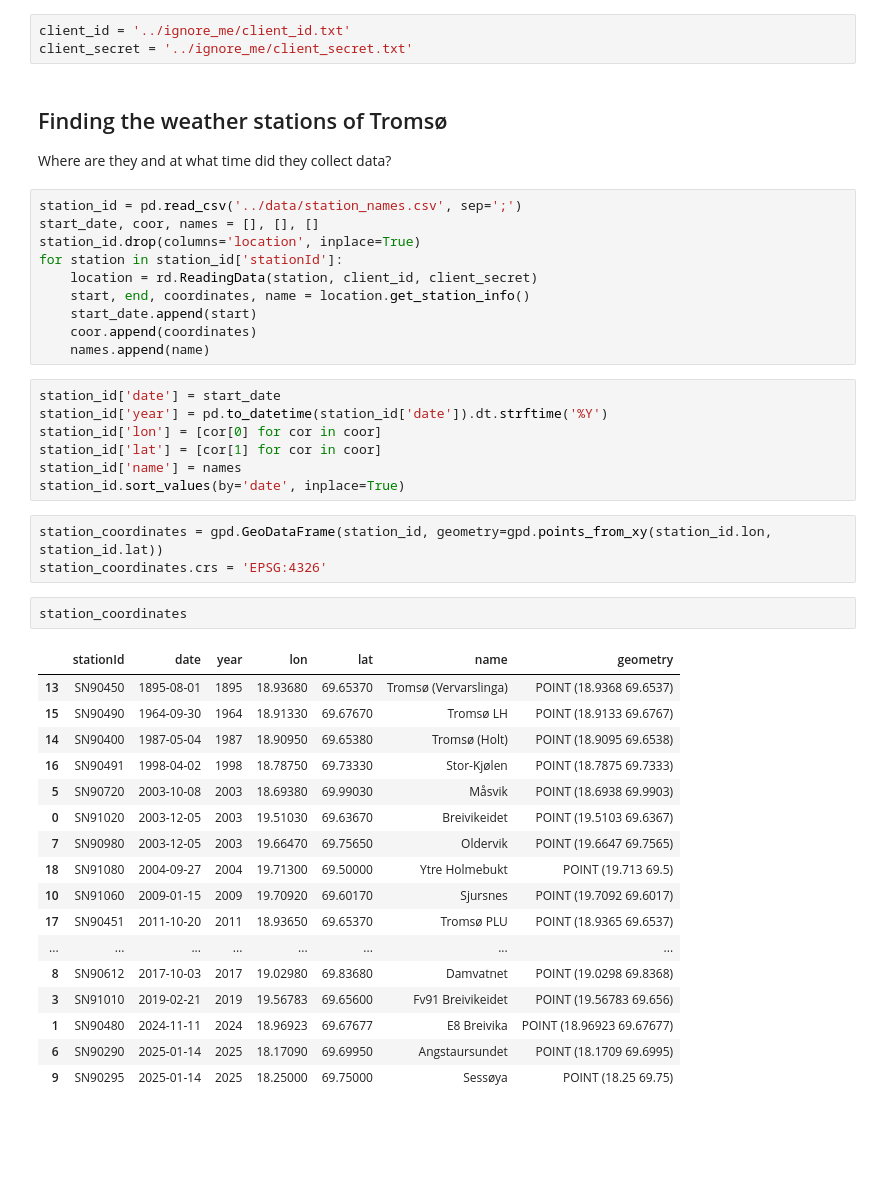
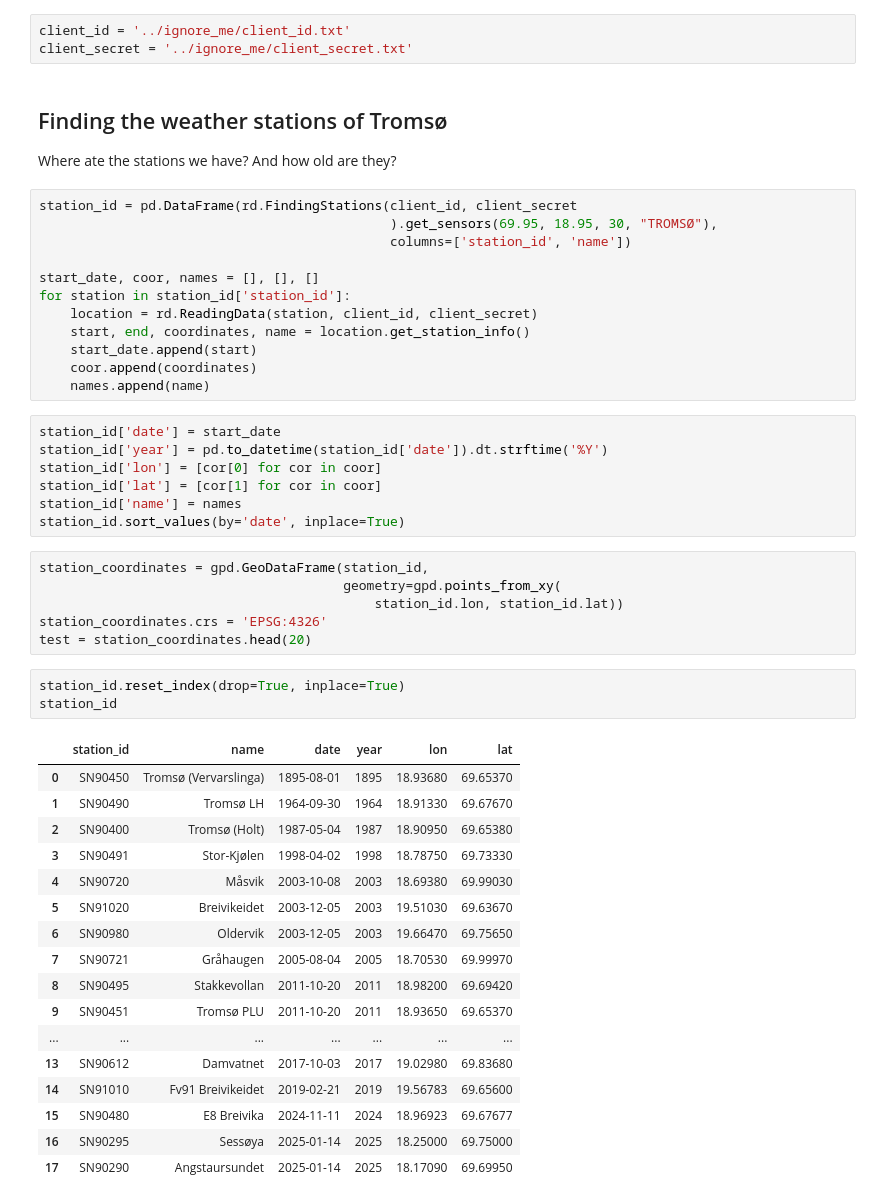
Before and after one commit to trhaugen/troms_weather, a Jupyter notebook: scripts/main_project.ipynb, the cells around one changed output. Drawn from its saved outputs; the diff is of its cells as text; blank space fills up the shorter version.

```diff
--- a/scripts/main_project.ipynb
+++ b/scripts/main_project.ipynb
@@ -26,12 +26,14 @@ client_secret = '../ignore_me/client_secret.txt'
 # %% [markdown]
 ## Finding the weather stations of Tromsø
 
-Where are they and at what time did they collect data?
+Where ate the stations we have? And how old are they?
 # %%
-station_id = pd.read_csv('../data/station_names.csv', sep=';')
+station_id = pd.DataFrame(rd.FindingStations(client_id, client_secret
+                                             ).get_sensors(69.95, 18.95, 30, "TROMSØ"),
+                                             columns=['station_id', 'name'])
+
 start_date, coor, names = [], [], []
-station_id.drop(columns='location', inplace=True)
-for station in station_id['stationId']:
+for station in station_id['station_id']:
     location = rd.ReadingData(station, client_id, client_secret)
     start, end, coordinates, name = location.get_station_info()
     start_date.append(start)
@@ -45,26 +47,30 @@ station_id['lat'] = [cor[1] for cor in coor]
 station_id['name'] = names
 station_id.sort_values(by='date', inplace=True)
 # %%
-station_coordinates = gpd.GeoDataFrame(station_id, geometry=gpd.points_from_xy(station_id.lon, station_id.lat))
+station_coordinates = gpd.GeoDataFrame(station_id,
+                                       geometry=gpd.points_from_xy(
+                                           station_id.lon, station_id.lat))
 station_coordinates.crs = 'EPSG:4326'
+test = station_coordinates.head(20)
-# %%
-station_coordinates
-# %% [output]
-|  | stationId | date | year | lon | lat | name | geometry |
-| 13 | SN90450 | 1895-08-01 | 1895 | 18.93680 | 69.65370 | Tromsø (Vervarslinga) | POINT (18.9368 69.6537) |
-| 15 | SN90490 | 1964-09-30 | 1964 | 18.91330 | 69.67670 | Tromsø LH | POINT (18.9133 69.6767) |
-| 14 | SN90400 | 1987-05-04 | 1987 | 18.90950 | 69.65380 | Tromsø (Holt) | POINT (18.9095 69.6538) |
-| 16 | SN90491 | 1998-04-02 | 1998 | 18.78750 | 69.73330 | Stor-Kjølen | POINT (18.7875 69.7333) |
-| 5 | SN90720 | 2003-10-08 | 2003 | 18.69380 | 69.99030 | Måsvik | POINT (18.6938 69.9903) |
-| 0 | SN91020 | 2003-12-05 | 2003 | 19.51030 | 69.63670 | Breivikeidet | POINT (19.5103 69.6367) |
-| 7 | SN90980 | 2003-12-05 | 2003 | 19.66470 | 69.75650 | Oldervik | POINT (19.6647 69.7565) |
-| 18 | SN91080 | 2004-09-27 | 2004 | 19.71300 | 69.50000 | Ytre Holmebukt | POINT (19.713 69.5) |
-| 10 | SN91060 | 2009-01-15 | 2009 | 19.70920 | 69.60170 | Sjursnes | POINT (19.7092 69.6017) |
-| 17 | SN90451 | 2011-10-20 | 2011 | 18.93650 | 69.65370 | Tromsø PLU | POINT (18.9365 69.6537) |
-| ... | ... | ... | ... | ... | ... | ... | ... |
-| 8 | SN90612 | 2017-10-03 | 2017 | 19.02980 | 69.83680 | Damvatnet | POINT (19.0298 69.8368) |
-| 3 | SN91010 | 2019-02-21 | 2019 | 19.56783 | 69.65600 | Fv91 Breivikeidet | POINT (19.56783 69.656) |
-| 1 | SN90480 | 2024-11-11 | 2024 | 18.96923 | 69.67677 | E8 Breivika | POINT (18.96923 69.67677) |
-| 6 | SN90290 | 2025-01-14 | 2025 | 18.17090 | 69.69950 | Angstaursundet | POINT (18.1709 69.6995) |
-| 9 | SN90295 | 2025-01-14 | 2025 | 18.25000 | 69.75000 | Sessøya | POINT (18.25 69.75) |
+# %%
+station_id.reset_index(drop=True, inplace=True)
+station_id
+# %% [output]
+|  | station_id | name | date | year | lon | lat |
+| 0 | SN90450 | Tromsø (Vervarslinga) | 1895-08-01 | 1895 | 18.93680 | 69.65370 |
+| 1 | SN90490 | Tromsø LH | 1964-09-30 | 1964 | 18.91330 | 69.67670 |
+| 2 | SN90400 | Tromsø (Holt) | 1987-05-04 | 1987 | 18.90950 | 69.65380 |
+| 3 | SN90491 | Stor-Kjølen | 1998-04-02 | 1998 | 18.78750 | 69.73330 |
+| 4 | SN90720 | Måsvik | 2003-10-08 | 2003 | 18.69380 | 69.99030 |
+| 5 | SN91020 | Breivikeidet | 2003-12-05 | 2003 | 19.51030 | 69.63670 |
+| 6 | SN90980 | Oldervik | 2003-12-05 | 2003 | 19.66470 | 69.75650 |
+| 7 | SN90721 | Gråhaugen | 2005-08-04 | 2005 | 18.70530 | 69.99970 |
+| 8 | SN90495 | Stakkevollan | 2011-10-20 | 2011 | 18.98200 | 69.69420 |
+| 9 | SN90451 | Tromsø PLU | 2011-10-20 | 2011 | 18.93650 | 69.65370 |
+| ... | ... | ... | ... | ... | ... | ... |
+| 13 | SN90612 | Damvatnet | 2017-10-03 | 2017 | 19.02980 | 69.83680 |
+| 14 | SN91010 | Fv91 Breivikeidet | 2019-02-21 | 2019 | 19.56783 | 69.65600 |
+| 15 | SN90480 | E8 Breivika | 2024-11-11 | 2024 | 18.96923 | 69.67677 |
+| 16 | SN90295 | Sessøya | 2025-01-14 | 2025 | 18.25000 | 69.75000 |
+| 17 | SN90290 | Angstaursundet | 2025-01-14 | 2025 | 18.17090 | 69.69950 |
 # %%
```
Also changed, not shown: parts of 10 cells of this notebook, 5 other files.
